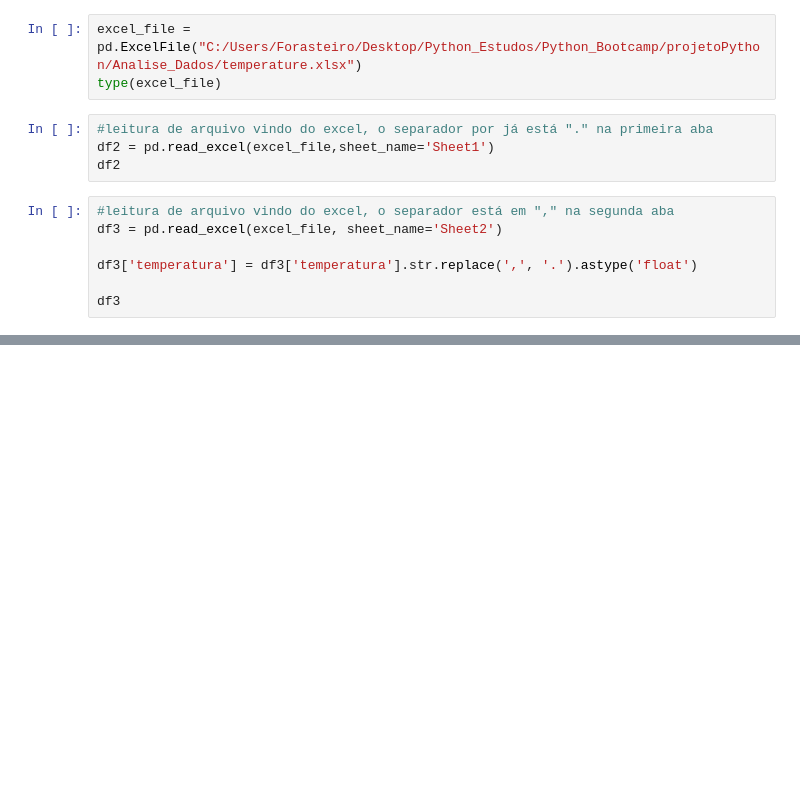
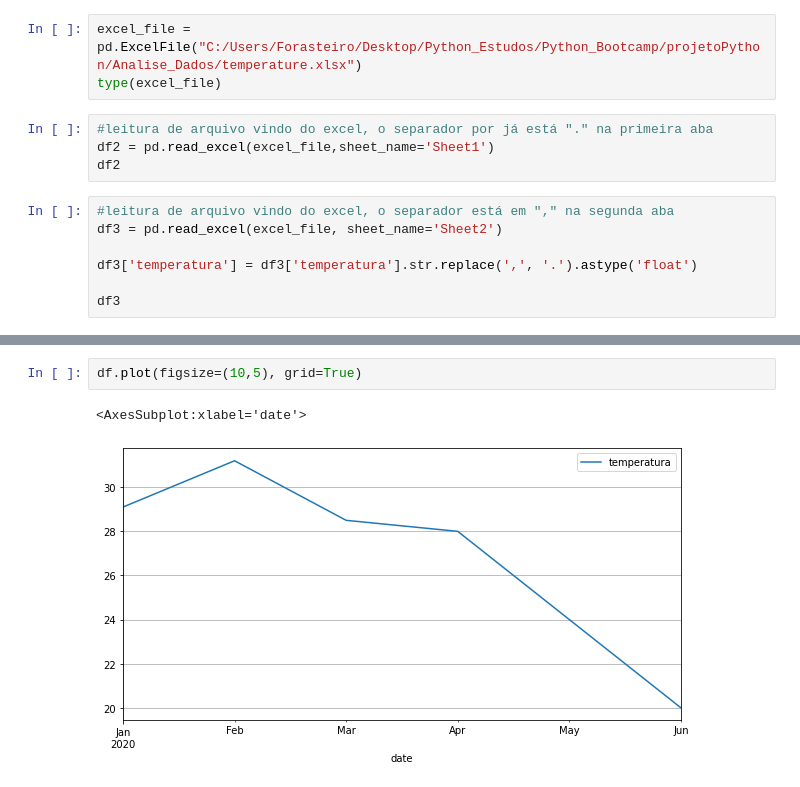
Before and after one commit to IgnacioAI/training, a Jupyter notebook: Analise_Dados/testePandas.ipynb, the cells around one changed output, grey strips where cells are left out. Drawn from its saved outputs; the diff is of its cells as text; blank space fills up the shorter version.

```diff
--- a/Analise_Dados/testePandas.ipynb
+++ b/Analise_Dados/testePandas.ipynb
@@ -21,0 +72,5 @@ df3
+# %%
+df.plot(figsize=(10,5), grid=True)
+# %% [output]
+<AxesSubplot:xlabel='date'>
+[figure, added]
```
Also changed, not shown: parts of 16 cells of this notebook.
